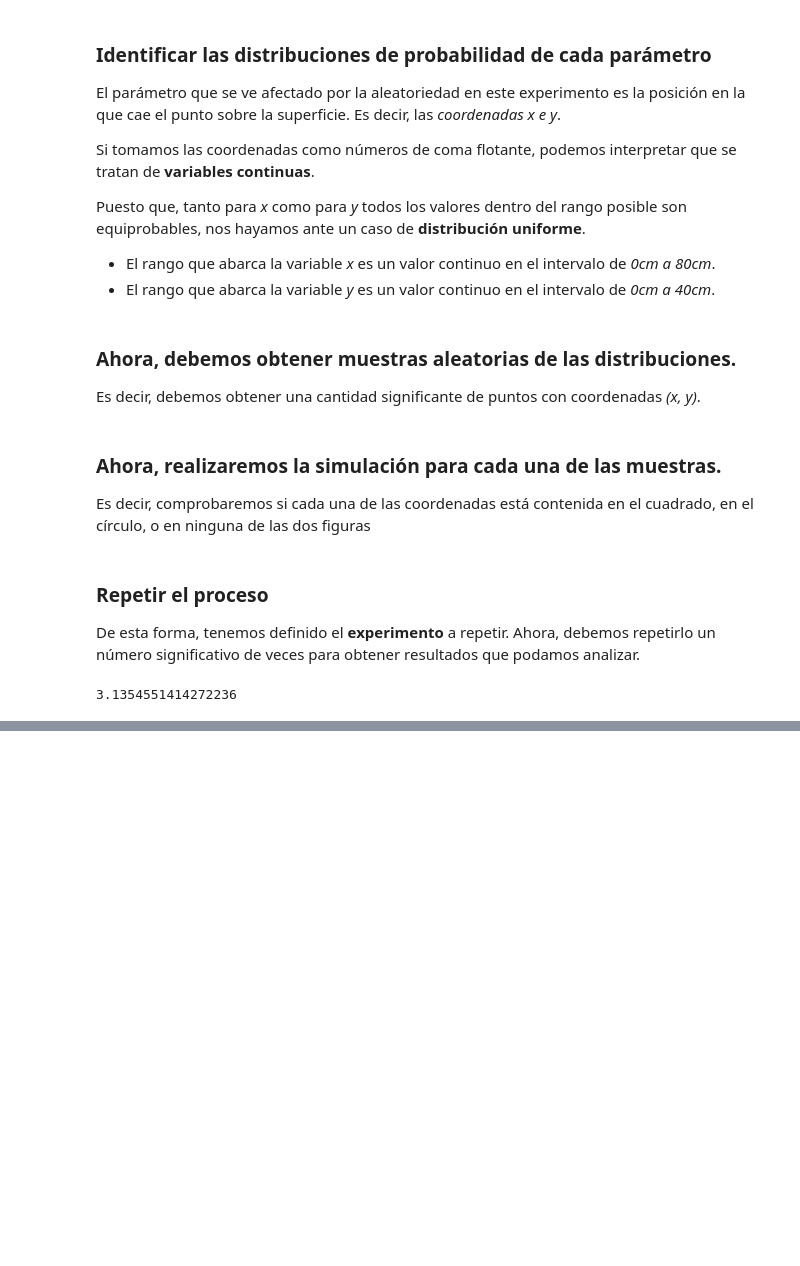
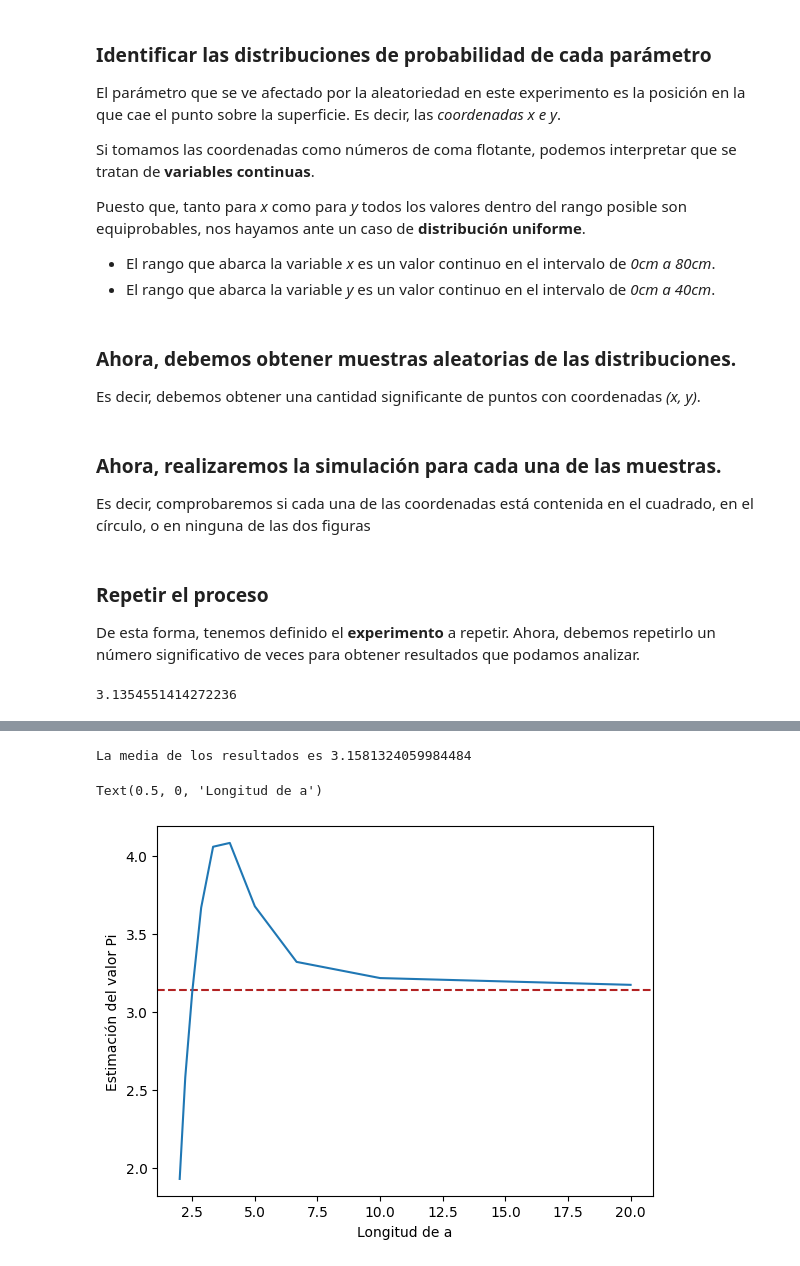
Before and after one commit to sergio-gcascon/pi_approximation, a Jupyter notebook: PiApproximation.ipynb, the cells around one changed output, grey strips where cells are left out. Saved outputs shown, nothing was run; the diff lists cells and outputs as text; code cells hidden in the pictures; blank space fills up the shorter version.

```diff
--- a/PiApproximation.ipynb
+++ b/PiApproximation.ipynb
@@ -107,0 +212,26 @@ experimento(rng, N_muestras)
+# %%
+# a - radio del círculo y lado del cuadrado
+a = table_height / 2
+
+# Número de muestras aleatorias a obtener en cada repetición
+N_muestras = int(1e3)
+
+# Número de veces a repetir el experimento
+N_repeticiones = 1000
+
+# Guardamos los datos resultado de cada uno de los experimentos
+resultados = np.array([experimento(rng, N_muestras, a) for n in range(N_repeticiones)])
+
+# Media de los resultados
+media = resultados.mean()
+print(f"La media de los resultados es {media}")
+# %% [output]
+La media de los resultados es 3.1581324059984484
+# %%
+# Creamos un array con diferentes tamaños para a, basandonos en el valor maximo que puede tomar
+a_array = np.array([a, a/2, a/3, a/4, a/5, a/6, a/7, a/8, a/9, a/10])
+
+medias = np.array([np.array([experimento(rng, N_muestras, a_value) for n in range(N_repeticiones)]).mean() for a_value in a_array])
+
+# Calculamos la diferencia del valor obtenido con el valor esperado
+diferencias = medias - np.pi
@@ -107,0 +240,9 @@ experimento(rng, N_muestras)
+# %%
+fig, ax = plt.subplots()
+ax.axhline(y = np.pi, c="firebrick", linestyle="--")
+ax.plot(a_array, medias)
+ax.set_ylabel("Estimación del valor Pi")
+ax.set_xlabel("Longitud de a")
+# %% [output]
+Text(0.5, 0, 'Longitud de a')
+[figure, added]
```
Also changed, not shown: parts of 22 cells of this notebook.
